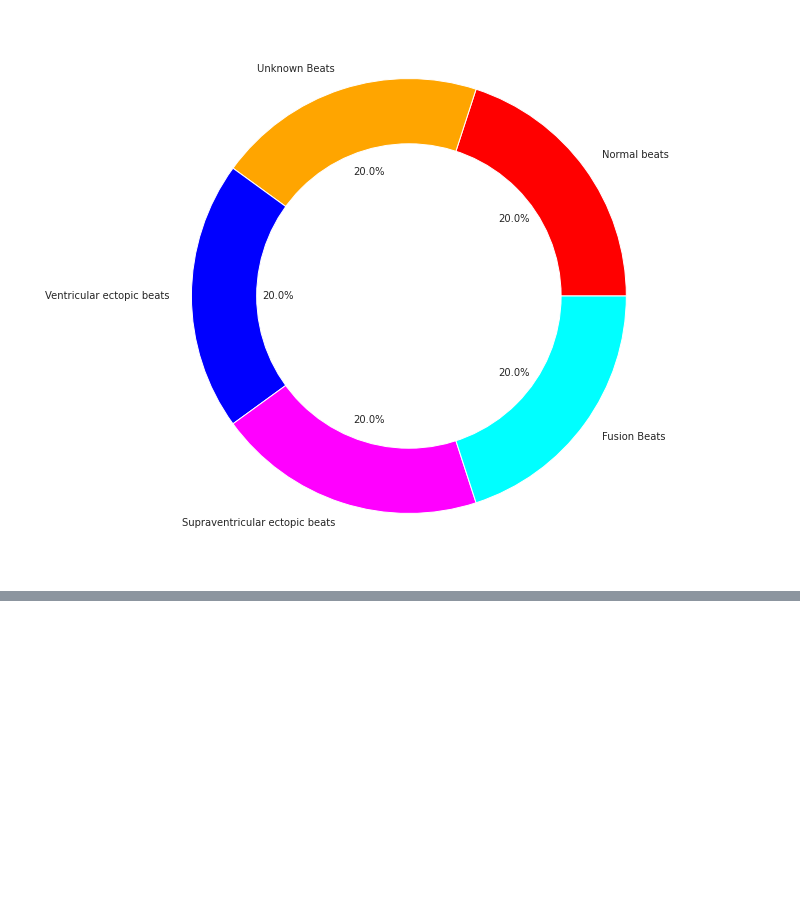
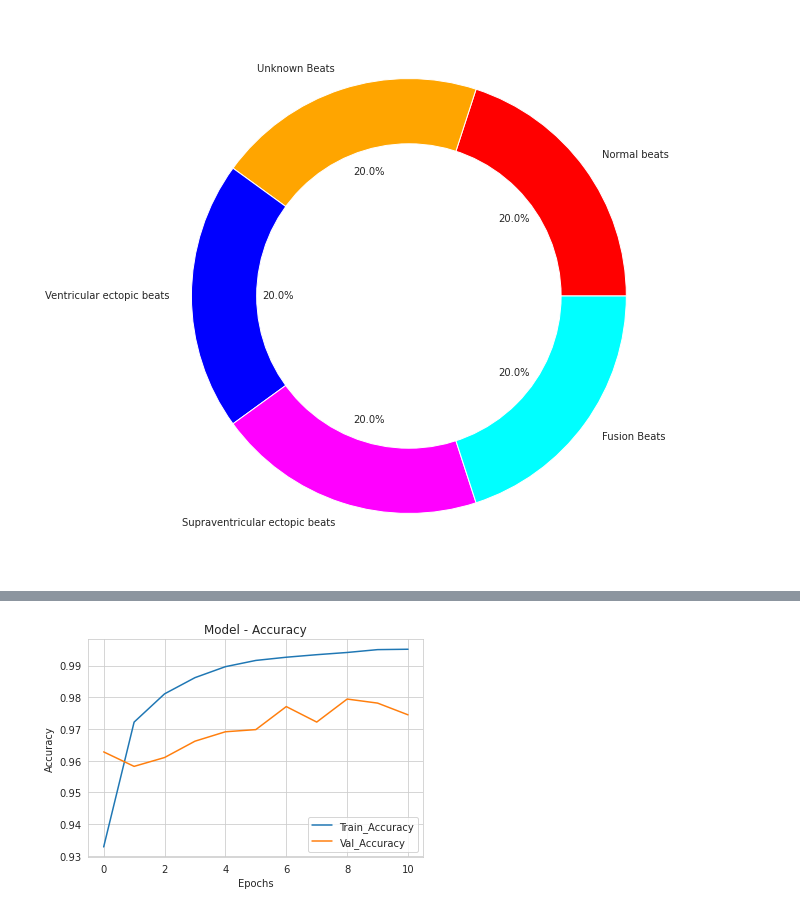
Before and after one commit to divsal009/div, a Jupyter notebook: CNN_ECG.ipynb, the cells around one changed output, grey strips where cells are left out. Cells and saved outputs as stored; diff of their text form; code cells hidden in the pictures; blank space fills up the shorter version.

```diff
--- a/CNN_ECG.ipynb
+++ b/CNN_ECG.ipynb
@@ -185,0 +260,2 @@ plt.show()
+# %%
+X_test=X_test.reshape(len(X_test),X_test.shape[1],1)
@@ -185,0 +286,33 @@ plt.show()
+# %%
+# Batchnormalization : Avoiding overfitting, Increase the speed, performance & stability
+# padding = same (zero padding)
+def build_model():
+  model = Sequential()
+  # number of filters = number of units
+  # Convolution matrix
+  model.add(Conv1D(filters = 64, kernel_size=6, activation='relu', padding = 'same', input_shape = (187,1)))
+  model.add(BatchNormalization())
+  model.add(MaxPooling1D(pool_size=(3), strides=(2), padding='same'))
+
+  model.add(Conv1D(filters = 64, kernel_size=3, activation='relu', padding = 'same'))
+  model.add(BatchNormalization())
+  model.add(MaxPooling1D(pool_size=(3), strides=(2), padding='same'))
+
+  model.add(Conv1D(filters = 64, kernel_size=3, activation='relu', padding = 'same'))
+  model.add(BatchNormalization())
+  model.add(MaxPooling1D(pool_size=(3), strides=(2), padding='same'))
+
+  # Flatten The Matrix
+  model.add(Flatten())
+
+  # Fully Connected Layer
+  model.add(Dense(units = 64, activation = 'relu'))
+  # Hidden Layer
+  model.add(Dense(units=64, activation='relu'))
+  # Output layer
+  model.add(Dense(units=5,activation='softmax'))
+
+  model.compile(optimizer = 'Adam', loss = 'categorical_crossentropy', metrics = ['accuracy'])
+  return model
+# %%
+model = build_model()
@@ -185,0 +339,2 @@ plt.show()
+# %%
+history = model.fit(X_train, y_train, epochs = 11, batch_size=30, validation_data=(X_test, y_test))
@@ -185,0 +383,10 @@ plt.show()
+# %%
+plt.plot(history.history['accuracy'], label="Train_Accuracy")
+plt.plot(history.history['val_accuracy'], label = "Val_Accuracy")
+plt.title("Model - Accuracy")
+plt.xlabel("Epochs")
+plt.ylabel("Accuracy")
+plt.legend(loc = 4)
+plt.show()
+# %% [output]
+[figure, added]
```
Also changed, not shown: parts of 35 cells of this notebook.
